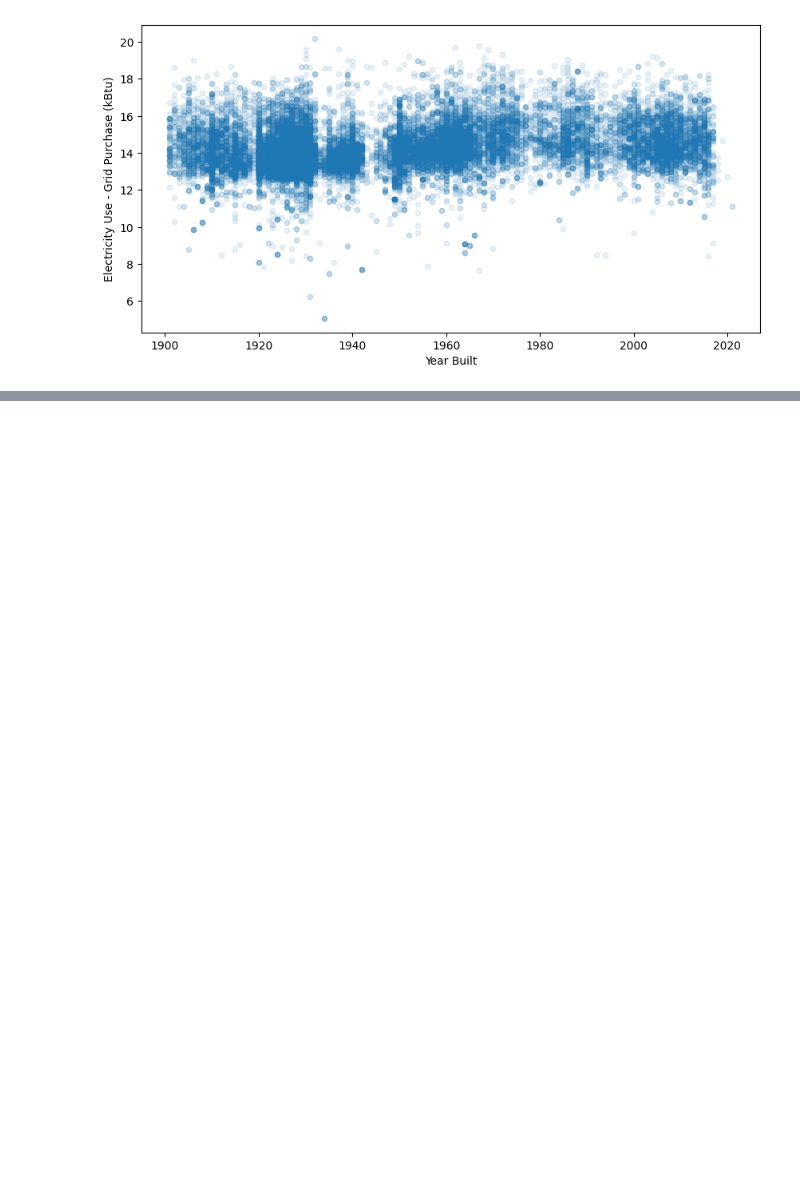
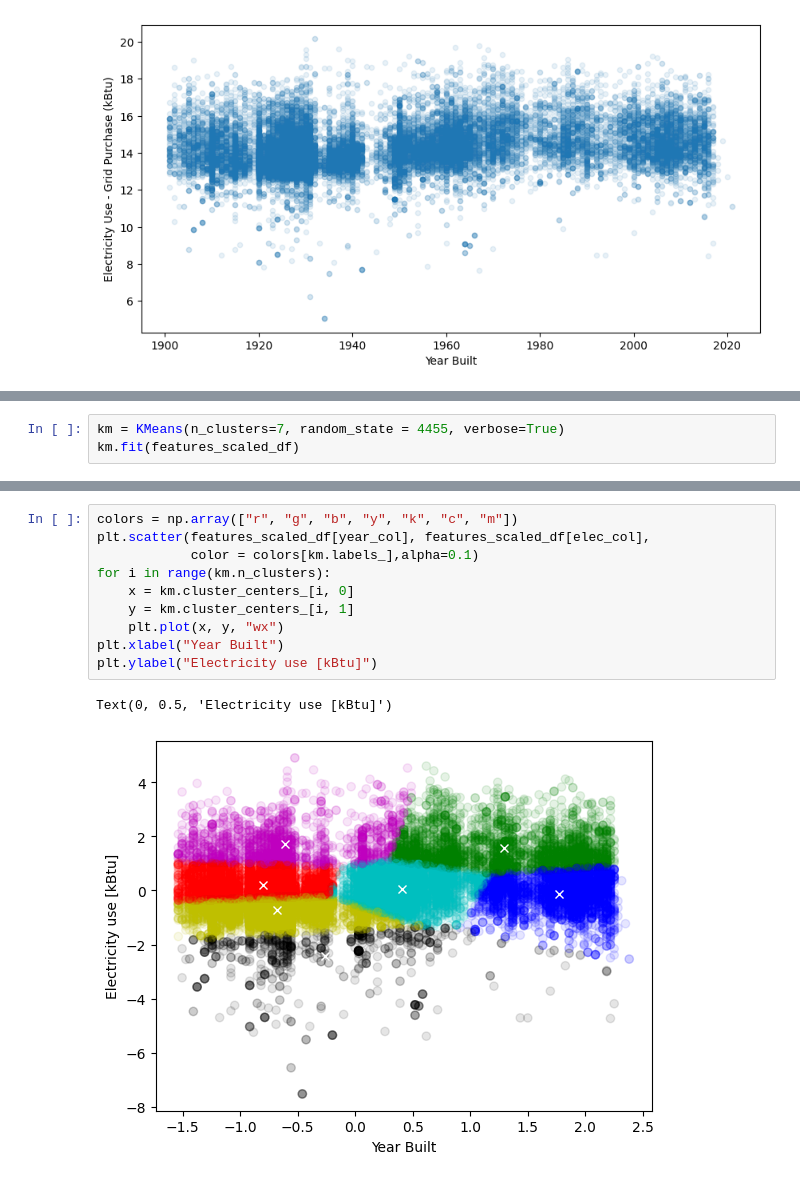
Before and after one commit to Abdourahim445/FDSFE_Asylla, a Jupyter notebook: Asylla_clustering_building_km_demo_10_16_2024.ipynb, the cells around one changed output, grey strips where cells are left out. Saved outputs shown, nothing was run; the diff lists cells and outputs as text; blank space fills up the shorter version.

```diff
--- a/Asylla_clustering_building_km_demo_10_16_2024.ipynb
+++ b/Asylla_clustering_building_km_demo_10_16_2024.ipynb
@@ -111,0 +234,3 @@ features.plot(year_col, elec_col, kind="scatter", alpha=0.1, figsize=(10,5))
+# %%
+km = KMeans(n_clusters=7, random_state = 4455, verbose=True)
+km.fit(features_scaled_df)
@@ -111,0 +255,13 @@ features.plot(year_col, elec_col, kind="scatter", alpha=0.1, figsize=(10,5))
+# %%
+colors = np.array(["r", "g", "b", "y", "k", "c", "m"])
+plt.scatter(features_scaled_df[year_col], features_scaled_df[elec_col],
+            color = colors[km.labels_],alpha=0.1)
+for i in range(km.n_clusters):
+    x = km.cluster_centers_[i, 0]
+    y = km.cluster_centers_[i, 1]
+    plt.plot(x, y, "wx")
+plt.xlabel("Year Built")
+plt.ylabel("Electricity use [kBtu]")
+# %% [output]
+Text(0, 0.5, 'Electricity use [kBtu]')
+[figure, added]
```
Also changed, not shown: parts of 13 cells of this notebook.
